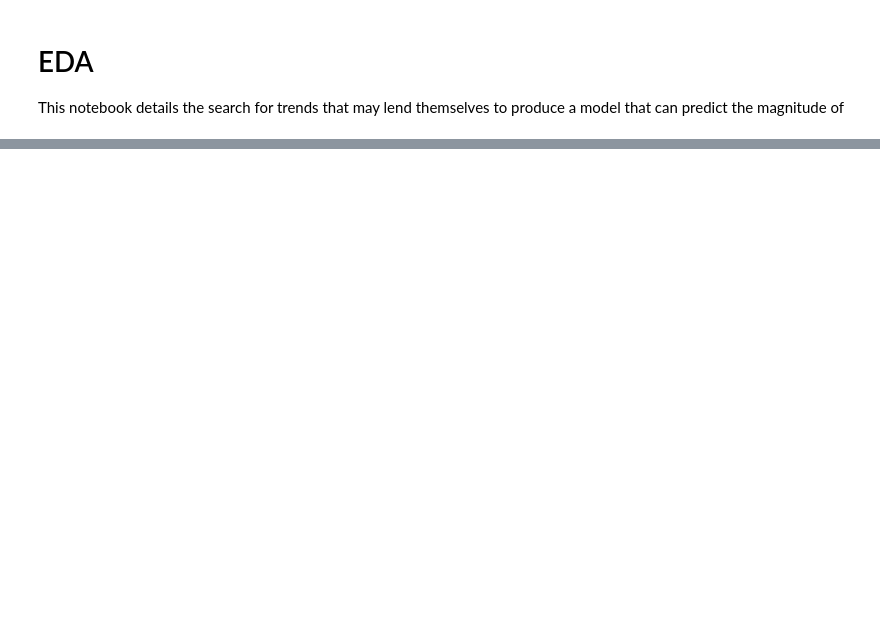
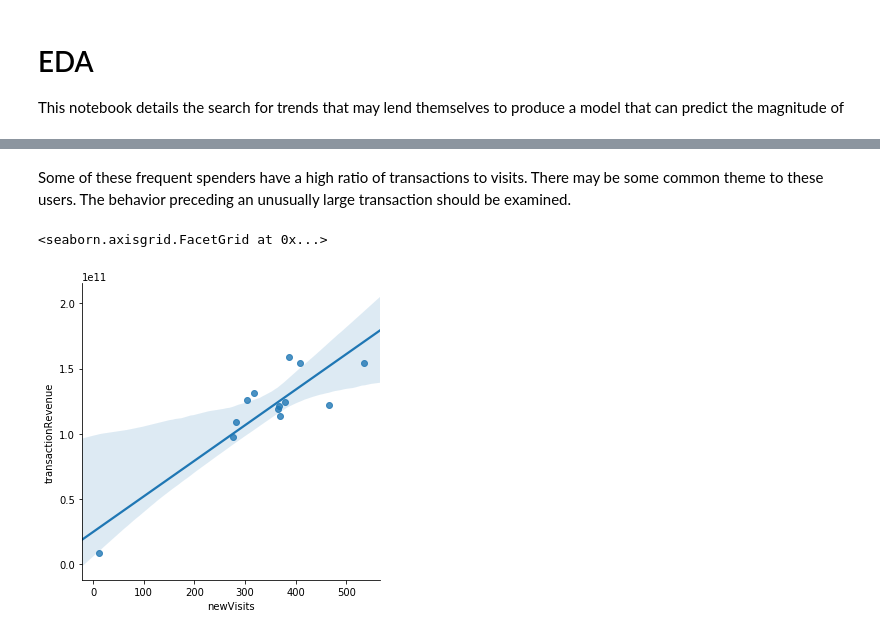
Before and after one commit to romandtse07/google_analytics_kaggle, a Jupyter notebook: EDA.ipynb, the cells around one changed output, grey strips where cells are left out. Saved outputs shown, nothing was run; the diff lists cells and outputs as text; code cells hidden in the pictures; blank space fills up the shorter version.

```diff
--- a/EDA.ipynb
+++ b/EDA.ipynb
@@ -34,6 +17,0 @@ def moneyFix(df):
-# %%
-def visitFix(df):
-    temp = df.copy()
-    temp['visitstarttime'] = temp.visitstarttime.map(datetime.fromtimestamp)
-    temp.drop(['sessionid', 'visitid'], axis=1, inplace=True)
-    return temp
@@ -55,0 +50,19 @@ freq_spender = pd.read_sql_query(query, engine)
+# %% [markdown]
+Some of these frequent spenders have a high ratio of transactions to visits.  There may be some common theme to these users. The behavior preceding an unusually large transaction should be examined.
+# %%
+query = """
+SELECT *
+FROM train_data
+WHERE CAST(totals ->> 'transactionRevenue' AS FLOAT) > 0
+"""
+
+revenues = pd.read_sql_query(query, engine)
+# %%
+revenues = dictUnravel(revenues)
+# %%
+revenues = visitFix(revenues)
+# %%
+sns.lmplot(x='newVisits', y='transactionRevenue', data=revenues.set_index('visitstarttime').resample('M').sum())
+# %% [output]
+<seaborn.axisgrid.FacetGrid at 0x...>
+[figure, added]
```
Also changed, not shown: parts of 32 cells of this notebook, 3 other files.
